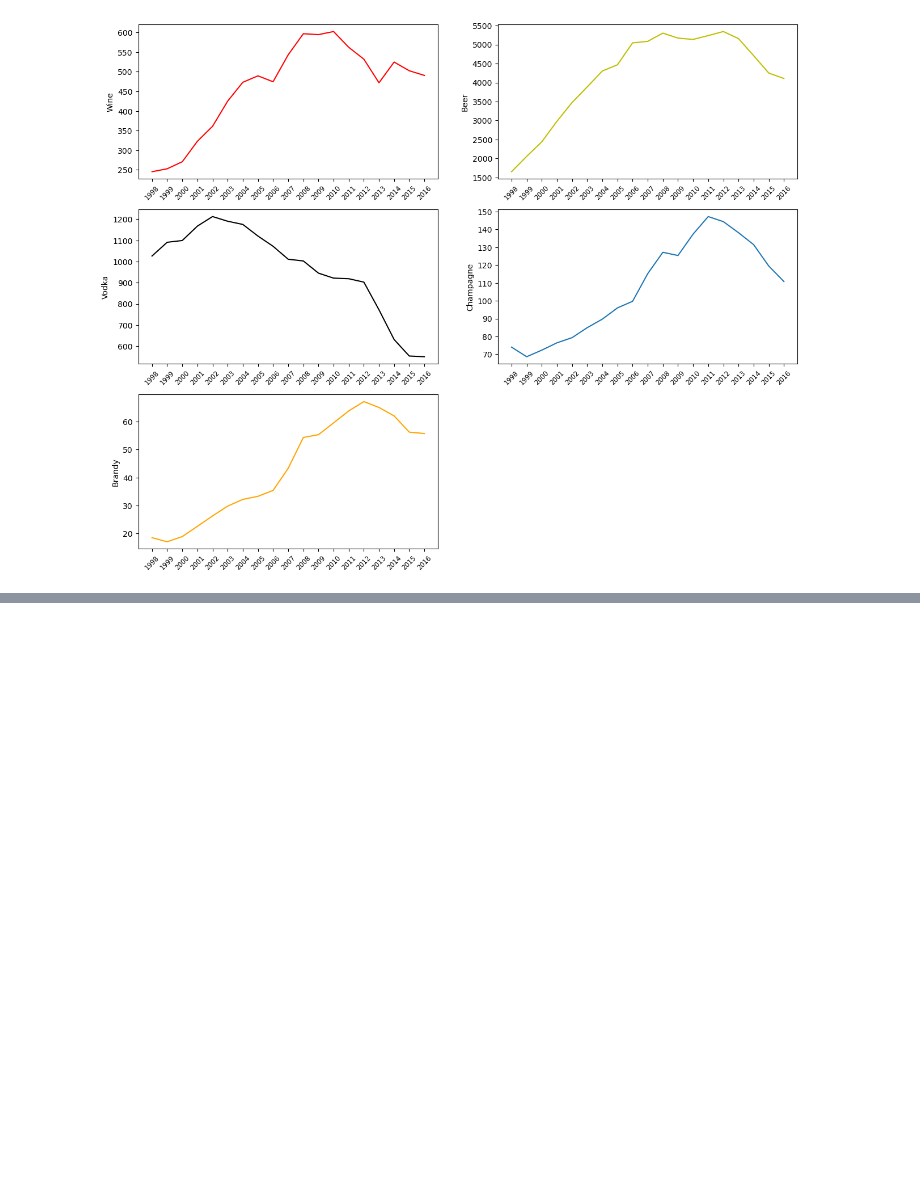
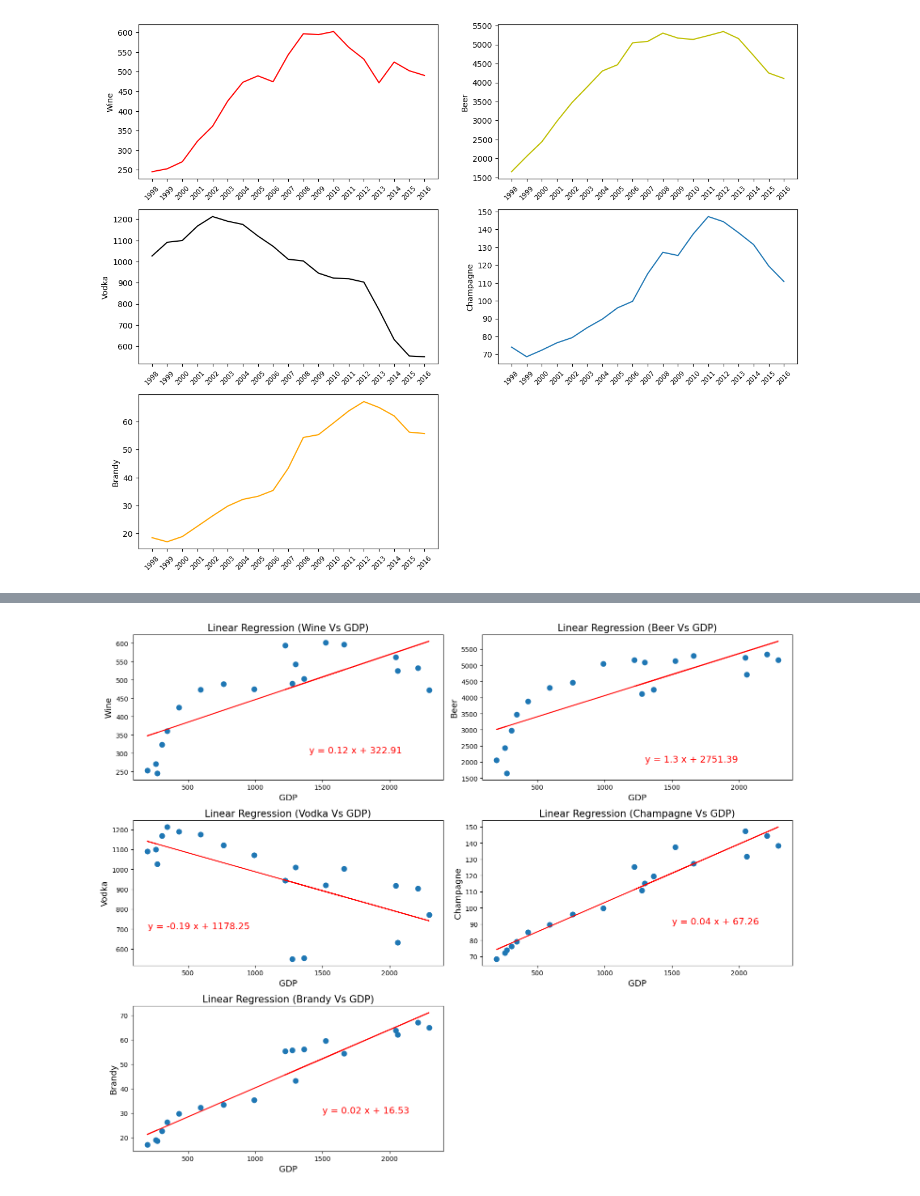
Before and after one commit to BlakeG2424/project-gt-1, a Jupyter notebook: nathan_pour-1.ipynb, the cells around one changed output, grey strips where cells are left out. Saved outputs shown, nothing was run; the diff lists cells and outputs as text; code cells hidden in the pictures; blank space fills up the shorter version.

```diff
--- a/nathan_pour-1.ipynb
+++ b/nathan_pour-1.ipynb
@@ -229,0 +245,81 @@ Text(0, 0.5, 'Brandy')
+# %%
+fig = plt.figure()
+fig = plt.figure(figsize=(15, 12))
+x_value=gdp_clean_df['GDP (in billions)']
+wine_value=year_group['wine']
+beer_value=year_group['beer']
+vodka_value=year_group['vodka']
+champagne_value=year_group['champagne']
+brandy_value=year_group['brandy']
+
+correlation = round(st.pearsonr(x_value, wine_value)[0],2)
+print(f"The correlation coefficient between wine and GDP is {correlation}.")
+correlation = round(st.pearsonr(x_value, beer_value)[0],2)
+print(f"The correlation coefficient between beer and GDP is {correlation}.")
+correlation = round(st.pearsonr(x_value, vodka_value)[0],2)
+print(f"The correlation coefficient between vodka and GDP is {correlation}.")
+correlation = round(st.pearsonr(x_value, champagne_value)[0],2)
+print(f"The correlation coefficient between champagne and GDP is {correlation}.")
+correlation = round(st.pearsonr(x_value, brandy_value)[0],2)
+print(f"The correlation coefficient between brandy and GDP is {correlation}.")
+
+ax1 = fig.add_subplot(3, 2, 1)
+ax2 = fig.add_subplot(3, 2, 2)
+ax3 = fig.add_subplot(3, 2, 3)
+ax4 = fig.add_subplot(3, 2, 4)
+ax5 = fig.add_subplot(3, 2, 5)
+
+(slope, intercept,rvalue, pvalue, stderr)=st.linregress(x_value, wine_value)
+wine_regress_values=x_value * slope + intercept
+line_eq= f"y = {round(slope, 2)} x + {round(intercept, 2)}"
+ax1.scatter(x_value, y_value, color="#1f77b4",s=60)
+ax1.plot(x_value, wine_regress_values,color='red')
+ax1.set_title("Linear Regression (Wine Vs GDP)", fontsize=15)
+ax1.set_xlabel("GDP", fontsize =13)
+ax1.set_ylabel("Wine", fontsize =13)
+ax1.annotate(line_eq,(1400,300), fontsize=14, color="red")
+
+
+(slope, intercept,rvalue, pvalue, stderr)=st.linregress(x_value,  beer_value)
+beer_regress_values=x_value * slope + intercept
+line_eq= f"y = {round(slope, 2)} x + {round(intercept, 2)}"
+ax2.scatter(x_value, beer_value, color="#1f77b4",s=60)
+ax2.plot(x_value, beer_regress_values,color='red')
+ax2.set_title("Linear Regression (Beer Vs GDP)", fontsize=15)
+ax2.set_xlabel("GDP", fontsize =13)
+ax2.set_ylabel("Beer", fontsize =13)
+ax2.annotate(line_eq,(1300,2000), fontsize=14, color="red")
+
+(slope, intercept,rvalue, pvalue, stderr)=st.linregress(x_value,  vodka_value)
+vodka_regress_values=x_value * slope + intercept
+line_eq= f"y = {round(slope, 2)} x + {round(intercept, 2)}"
+ax3.scatter(x_value, vodka_value, color="#1f77b4",s=60)
+ax3.plot(x_value, vodka_regress_values,color='red')
+ax3.set_title("Linear Regression (Vodka Vs GDP)", fontsize=15)
+ax3.set_xlabel("GDP", fontsize =13)
+ax3.set_ylabel("Vodka", fontsize =13)
+ax3.annotate(line_eq,(200,700), fontsize=14, color="red")
+
+
+(slope, intercept,rvalue, pvalue, stderr)=st.linregress(x_value,  champagne_value)
+champagne_regress_values=x_value * slope + intercept
+line_eq= f"y = {round(slope, 2)} x + {round(intercept, 2)}"
+ax4.scatter(x_value, champagne_value, color="#1f77b4",s=60)
+ax4.plot(x_value, champagne_regress_values,color='red')
+ax4.set_title("Linear Regression (Champagne Vs GDP)", fontsize=15)
+ax4.set_xlabel("GDP", fontsize =13)
+ax4.set_ylabel("Champagne", fontsize =13)
+ax4.annotate(line_eq,(1500,90), fontsize=14, color="red")
+
+(slope, intercept,rvalue, pvalue, stderr)=st.linregress(x_value,  brandy_value)
+brandy_regress_values=x_value * slope + intercept
+line_eq= f"y = {round(slope, 2)} x + {round(intercept, 2)}"
+ax5.scatter(x_value, brandy_value, color="#1f77b4",s=60)
+ax5.plot(x_value, brandy_regress_values,color='red')
+ax5.set_title("Linear Regression (Brandy Vs GDP)", fontsize=15)
+ax5.set_xlabel("GDP", fontsize =13)
+ax5.set_ylabel("Brandy", fontsize =13)
+ax5.annotate(line_eq,(1500,30), fontsize=14, color="red")
+
+fig=plt.tight_layout()
+# %% [output]
@@ -230,3 +332,4 @@ Text(0, 0.5, 'Brandy')
+[figure, added]
 # %%
 # Does region population impact alcohol consumption per capita
 # API
```
Also changed, not shown: parts of 4 cells of this notebook.
